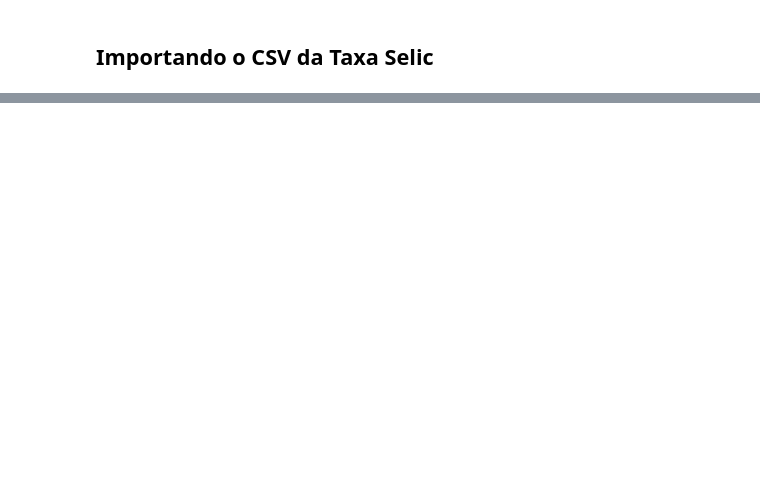
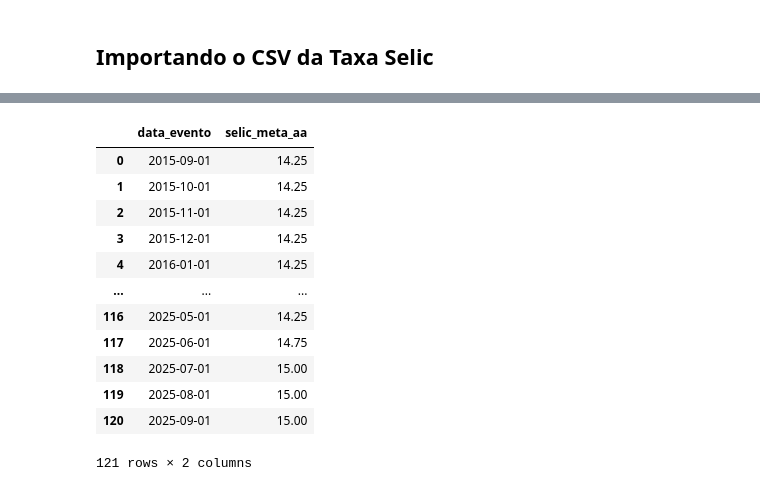
Before and after one commit to akemitti/Inteligencia-Artificial, a Jupyter notebook: prev_series_temporais.ipynb, the cells around one changed output, grey strips where cells are left out. Saved outputs shown, nothing was run; the diff lists cells and outputs as text; code cells hidden in the pictures; blank space fills up the shorter version.

Commit message:
21/09/2025 - Isabella Akemi Comentário: Subimos a base da Taxa Selic, ainda falta formatar a taxa e inserir as informações da selic na "tabela_series"

```diff
--- a/prev_series_temporais.ipynb
+++ b/prev_series_temporais.ipynb
@@ -200,2 +200,20 @@ tabela_series
 # %% [markdown]
 ## Importando o CSV da Taxa Selic
+# %%
+# 1) Ler CSV da Selic e obter a meta vigente mensal (% a.a.)
+caminho_csv = Path("meta-para-a-taxa-selic.csv")
+
+# ler CSV
+try:
+    df_selic = pd.read_csv(caminho_csv, sep=';', encoding='utf-8-sig')
+except UnicodeDecodeError:
+    df_selic = pd.read_csv(caminho_csv, sep=';', encoding='latin-1')
+
+# renomear
+df_selic = df_selic.rename(columns={
+    "DateTime": "data_evento",
+    "Meta para a taxa Selic": "selic_meta_aa"
+})
+
+df_selic
+#
@@ -201,0 +234,34 @@ tabela_series
+# %%
+# parse ISO, filtra nulos
+df_selic["data_evento"] = pd.to_datetime(df_selic["data_evento"], format="%Y-%m-%d", errors="coerce")
+df_selic = df_selic.dropna(subset=["data_evento"])
+
+# reduzir p/ ano-mês e ancorar no 1º dia do mês (sem "MS" no to_timestamp)
+df_selic["data_evento"] = df_selic["data_evento"].dt.to_period("M").dt.to_timestamp()
+
+# ordena e remove duplicatas mensais (fica com o último registro do mês)
+df_selic = (df_selic.sort_values("data_evento")
+                     .drop_duplicates(subset=["data_evento"], keep="last")
+                     .reset_index(drop=True))
+
+# normalizando igual fizemos com a tabela do sgs
+df_selic["selic_meta_aa"] = pd.to_numeric(
+    df_selic["selic_meta_aa"].astype(str).str.replace(",", "."),
+    errors="coerce"
+)
+
+df_selic
+# %% [output]
+|  | data_evento | selic_meta_aa |
+| 0 | 2015-09-01 | 14.25 |
+| 1 | 2015-10-01 | 14.25 |
+| 2 | 2015-11-01 | 14.25 |
+| 3 | 2015-12-01 | 14.25 |
+| 4 | 2016-01-01 | 14.25 |
+| ... | ... | ... |
+| 116 | 2025-05-01 | 14.25 |
+| 117 | 2025-06-01 | 14.75 |
+| 118 | 2025-07-01 | 15.00 |
+| 119 | 2025-08-01 | 15.00 |
+| 120 | 2025-09-01 | 15.00 |
+121 rows × 2 columns
```
Also changed, not shown: parts of 3 cells of this notebook.
